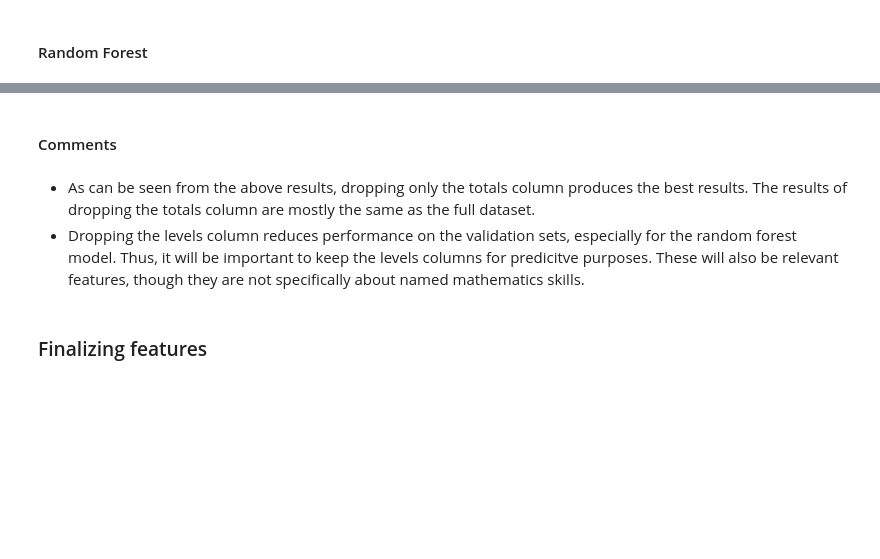
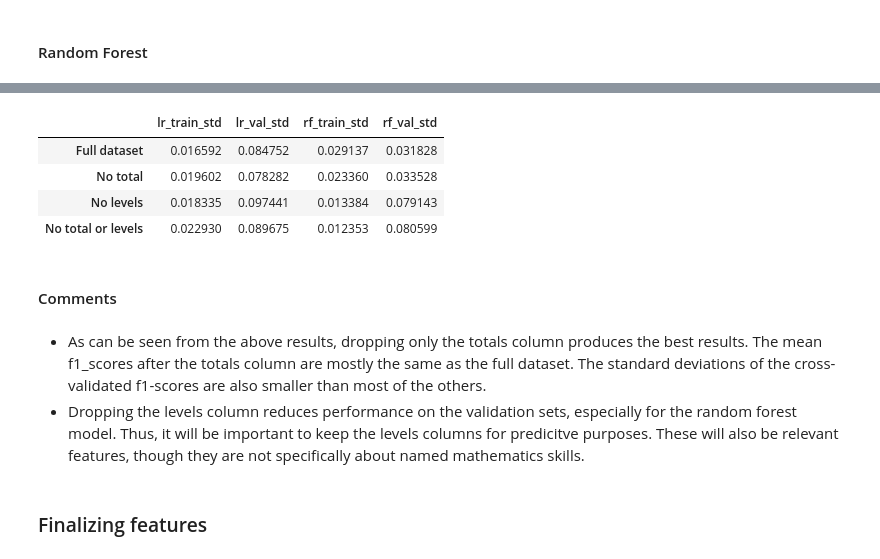
Before and after one commit to hannahlang/IB-Maths-Placement, a Jupyter notebook: project/math_placement_project.ipynb, the cells around one changed output, grey strips where cells are left out. Drawn from its saved outputs; the diff is of its cells as text; code cells hidden in the pictures; blank space fills up the shorter version.

```diff
--- a/project/math_placement_project.ipynb
+++ b/project/math_placement_project.ipynb
@@ -757,7 +769,15 @@ feature_results.T.plot(kind = 'bar', figsize = (10, 6))
+# %%
+feature_results[[x for x in feature_results.columns if 'std' in x]]
+# %% [output]
+|  | lr_train_std | lr_val_std | rf_train_std | rf_val_std |
+| Full dataset | 0.016592 | 0.084752 | 0.029137 | 0.031828 |
+| No total | 0.019602 | 0.078282 | 0.023360 | 0.033528 |
+| No levels | 0.018335 | 0.097441 | 0.013384 | 0.079143 |
+| No total or levels | 0.022930 | 0.089675 | 0.012353 | 0.080599 |
 # %% [markdown]
 #### Comments
 # %% [markdown]
-- As can be seen from the above results, dropping only the totals column produces the best results. The results of dropping the totals column are mostly the same as the full dataset.
+- As can be seen from the above results, dropping only the totals column produces the best results. The mean f1_scores after the totals column are mostly the same as the full dataset. The standard deviations of the cross-validated f1-scores are also smaller than most of the others.
 - Dropping the levels column reduces performance on the validation sets, especially for the random forest model. Thus, it will be important to keep the levels columns for predicitve purposes. These will also be relevant features, though they are not specifically about named mathematics skills.
 # %% [markdown]
 ### Finalizing features
```
Also changed, not shown: parts of 19 cells of this notebook, 3 other files.
